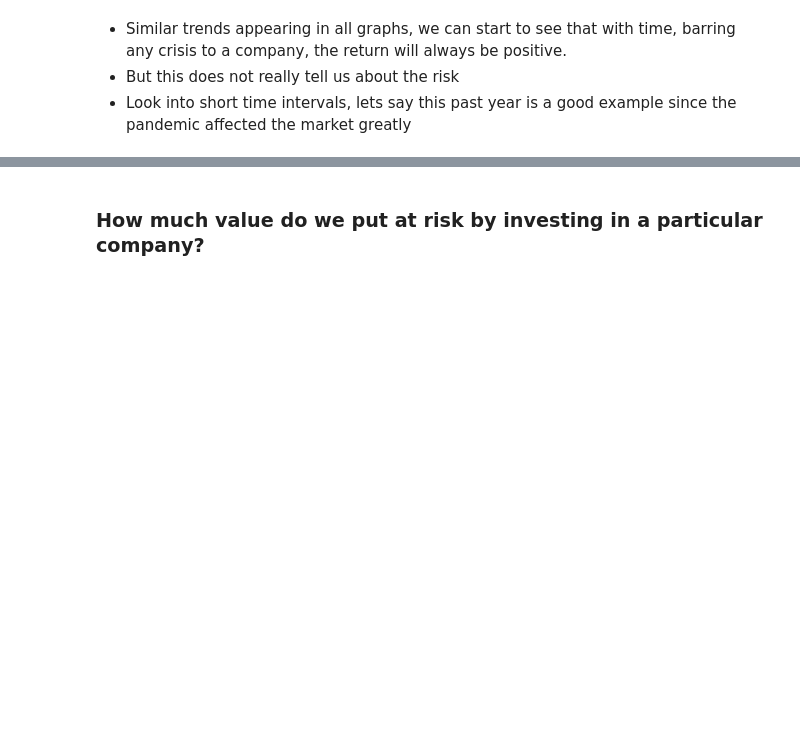
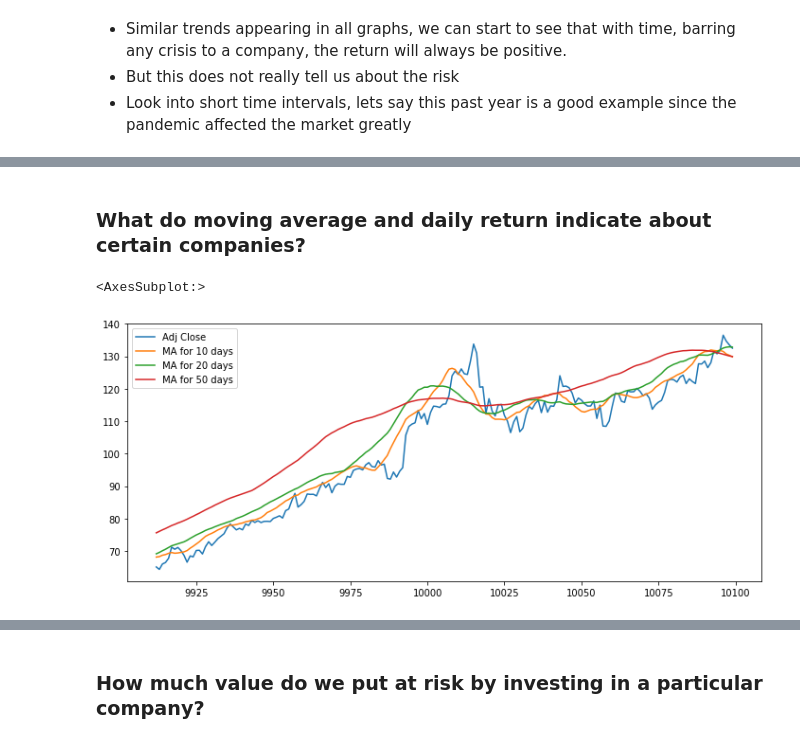
Before and after one commit to ithakker/367MidermIshaanThakker, a Jupyter notebook: messy-Stock Market Risk.ipynb, the cells around one changed output, grey strips where cells are left out. Cells and saved outputs as stored; diff of their text form; code cells hidden in the pictures; blank space fills up the shorter version.

Commit message:
Finished moving average data calculation

```diff
--- a/messy-Stock Market Risk.ipynb
+++ b/messy-Stock Market Risk.ipynb
@@ -107,0 +130,16 @@ GME['Close'].plot(legend = True, figsize = (20,4))
+# %% [markdown]
+### What do moving average and daily return indicate about certain companies?
+# %%
+#Moving average calculations
+ma_day = [10,20,50]
+for ma in ma_day:
+    column_name = "MA for %s days" %(str(ma))
+    AAPL[column_name] = AAPL['Adj Close'].rolling(window = ma, center = False).mean()
+AAPL.head(50)
+
+#Filtering data and plotting moving averages
+filtered = AAPL[(AAPL['Date'] > '2020-04-04') & (AAPL['Date'] < '2021-01-04')]
+filtered[['Adj Close', 'MA for 10 days', 'MA for 20 days', 'MA for 50 days']].plot(subplots = False, figsize = (12,5))
+# %% [output]
+<AxesSubplot:>
+[figure, added]
```
Also changed, not shown: parts of 4 cells of this notebook, 1 other file.
